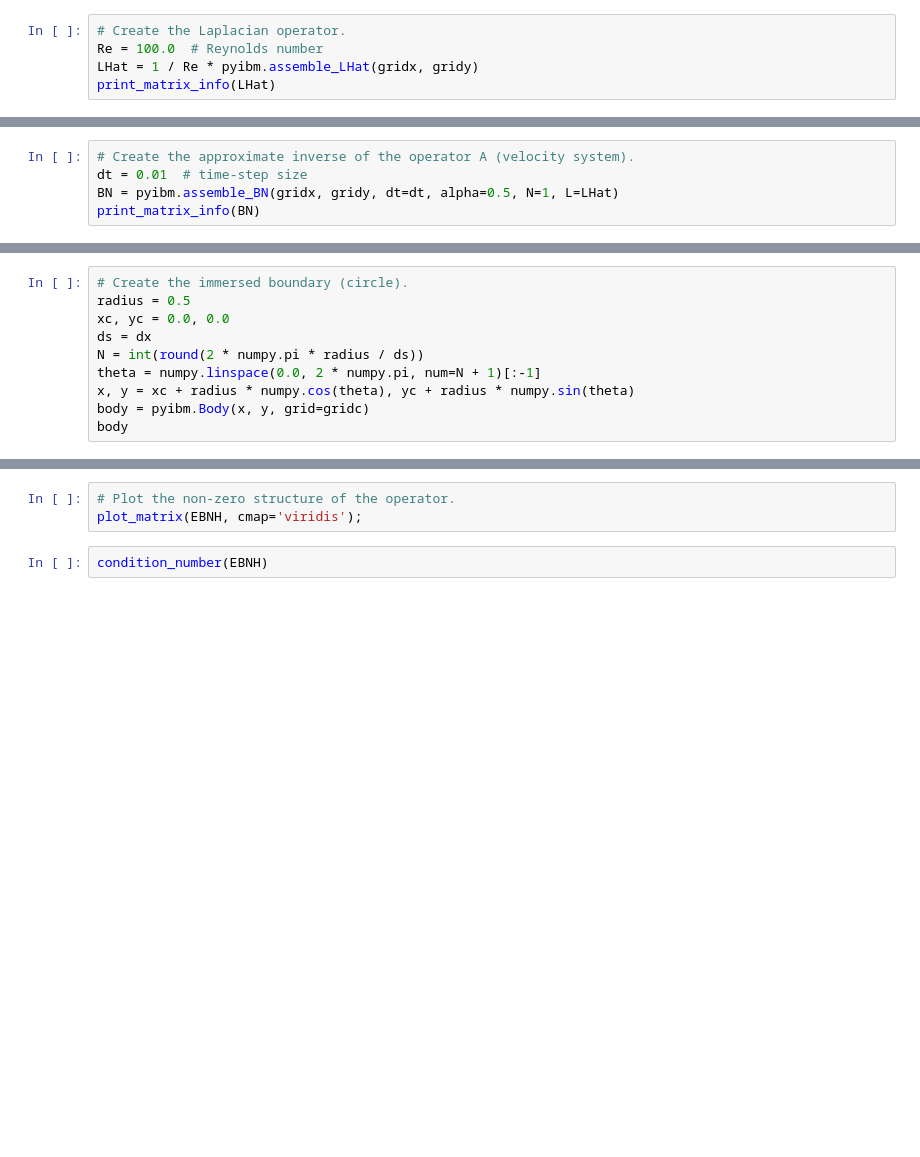
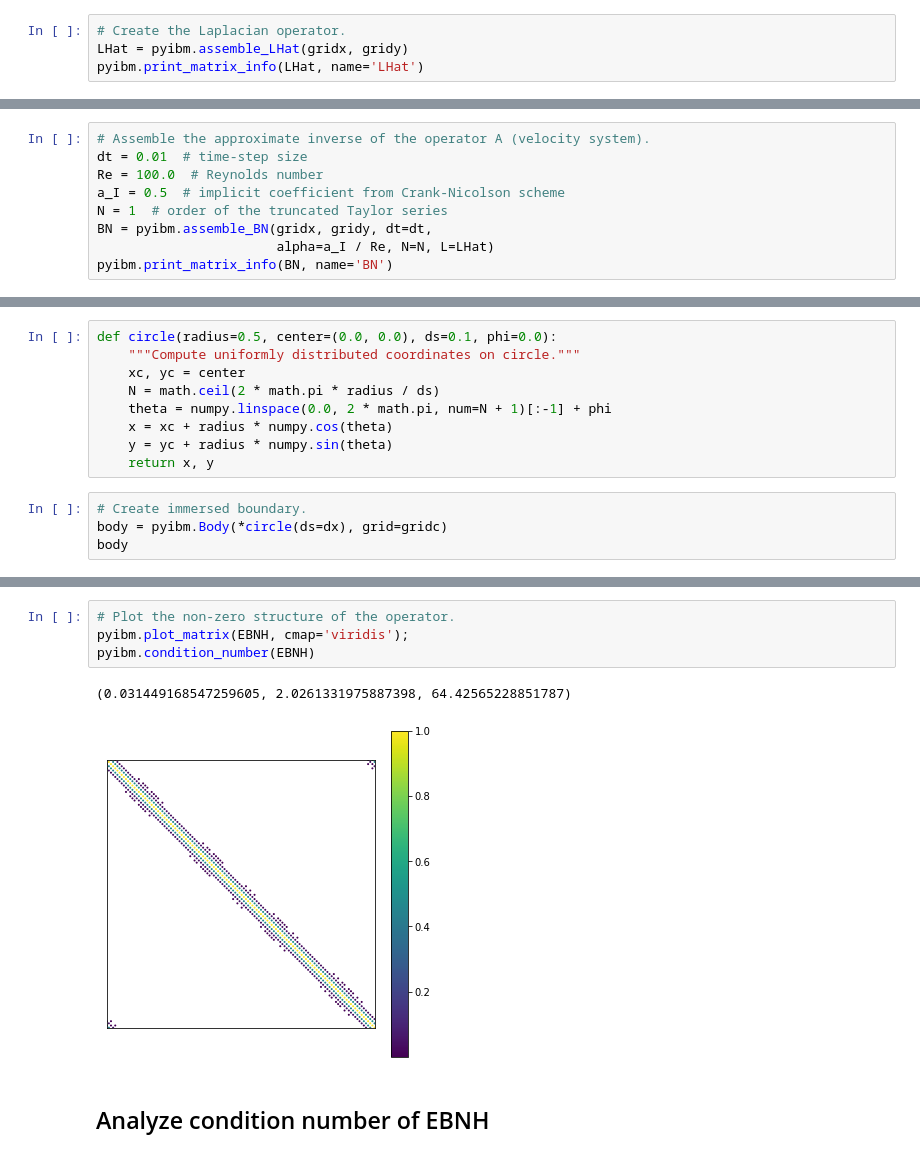
Before and after one commit to mesnardo/pyibm, a Jupyter notebook: examples/EBNH.ipynb, the cells around one changed output, grey strips where cells are left out. Cells and saved outputs as stored; diff of their text form; blank space fills up the shorter version.

```diff
--- a/examples/EBNH.ipynb
+++ b/examples/EBNH.ipynb
@@ -55,5 +62,4 @@ print(gridy)
 # %%
 # Create the Laplacian operator.
-Re = 100.0  # Reynolds number
-LHat = 1 / Re * pyibm.assemble_LHat(gridx, gridy)
-print_matrix_info(LHat)
+LHat = pyibm.assemble_LHat(gridx, gridy)
+pyibm.print_matrix_info(LHat, name='LHat')
@@ -60,5 +73,9 @@ print_matrix_info(LHat)
 # %%
-# Create the approximate inverse of the operator A (velocity system).
+# Assemble the approximate inverse of the operator A (velocity system).
 dt = 0.01  # time-step size
-BN = pyibm.assemble_BN(gridx, gridy, dt=dt, alpha=0.5, N=1, L=LHat)
-print_matrix_info(BN)
+Re = 100.0  # Reynolds number
+a_I = 0.5  # implicit coefficient from Crank-Nicolson scheme
+N = 1  # order of the truncated Taylor series
+BN = pyibm.assemble_BN(gridx, gridy, dt=dt,
+                       alpha=a_I / Re, N=N, L=LHat)
+pyibm.print_matrix_info(BN, name='BN')
@@ -65,10 +91,13 @@ print_matrix_info(BN)
 # %%
-# Create the immersed boundary (circle).
-radius = 0.5
-xc, yc = 0.0, 0.0
-ds = dx
-N = int(round(2 * numpy.pi * radius / ds))
-theta = numpy.linspace(0.0, 2 * numpy.pi, num=N + 1)[:-1]
-x, y = xc + radius * numpy.cos(theta), yc + radius * numpy.sin(theta)
-body = pyibm.Body(x, y, grid=gridc)
-body
+def circle(radius=0.5, center=(0.0, 0.0), ds=0.1, phi=0.0):
+    """Compute uniformly distributed coordinates on circle."""
+    xc, yc = center
+    N = math.ceil(2 * math.pi * radius / ds)
+    theta = numpy.linspace(0.0, 2 * math.pi, num=N + 1)[:-1] + phi
+    x = xc + radius * numpy.cos(theta)
+    y = yc + radius * numpy.sin(theta)
+    return x, y
+# %%
+# Create immersed boundary.
+body = pyibm.Body(*circle(ds=dx), grid=gridc)
+body
@@ -107,6 +177,10 @@ is_symmetric(EBNH)
 # %%
 # Plot the non-zero structure of the operator.
-plot_matrix(EBNH, cmap='viridis');
+pyibm.plot_matrix(EBNH, cmap='viridis');
+pyibm.condition_number(EBNH)
+# %% [output]
+(0.031449168547259605, 2.0261331975887398, 64.42565228851787)
+[figure, added]
-# %%
-condition_number(EBNH)
+# %% [markdown]
+## Analyze condition number of EBNH
 # %%
```
Also changed, not shown: parts of 21 cells of this notebook, 9 other files.
